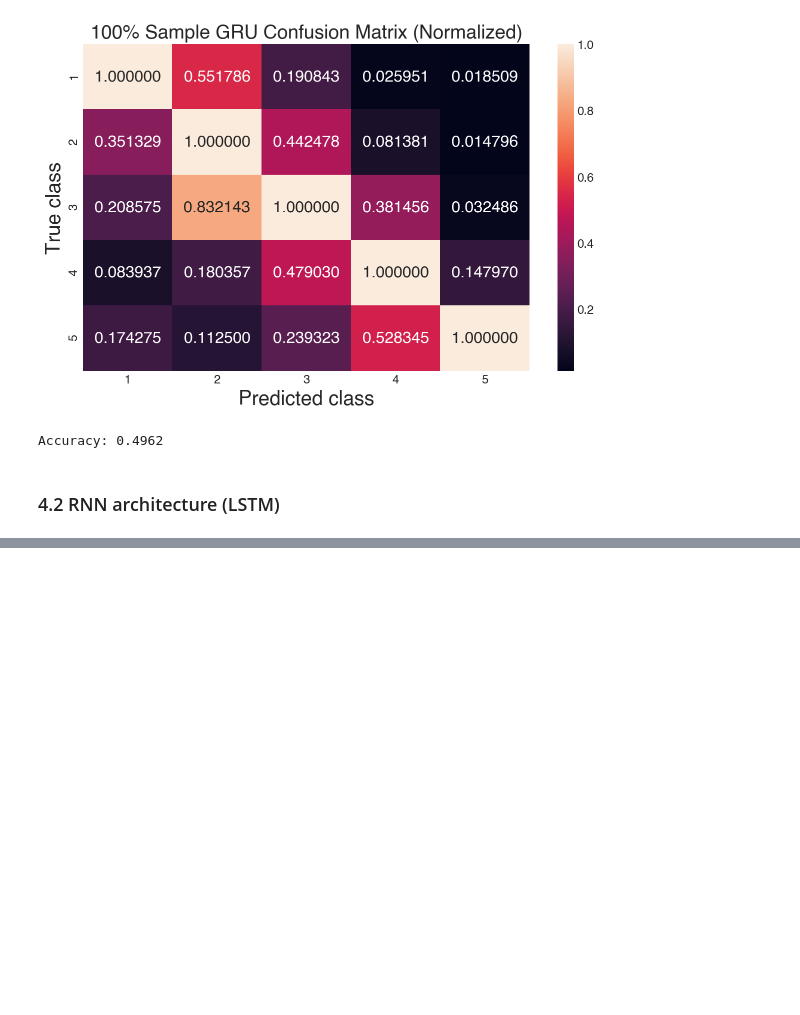
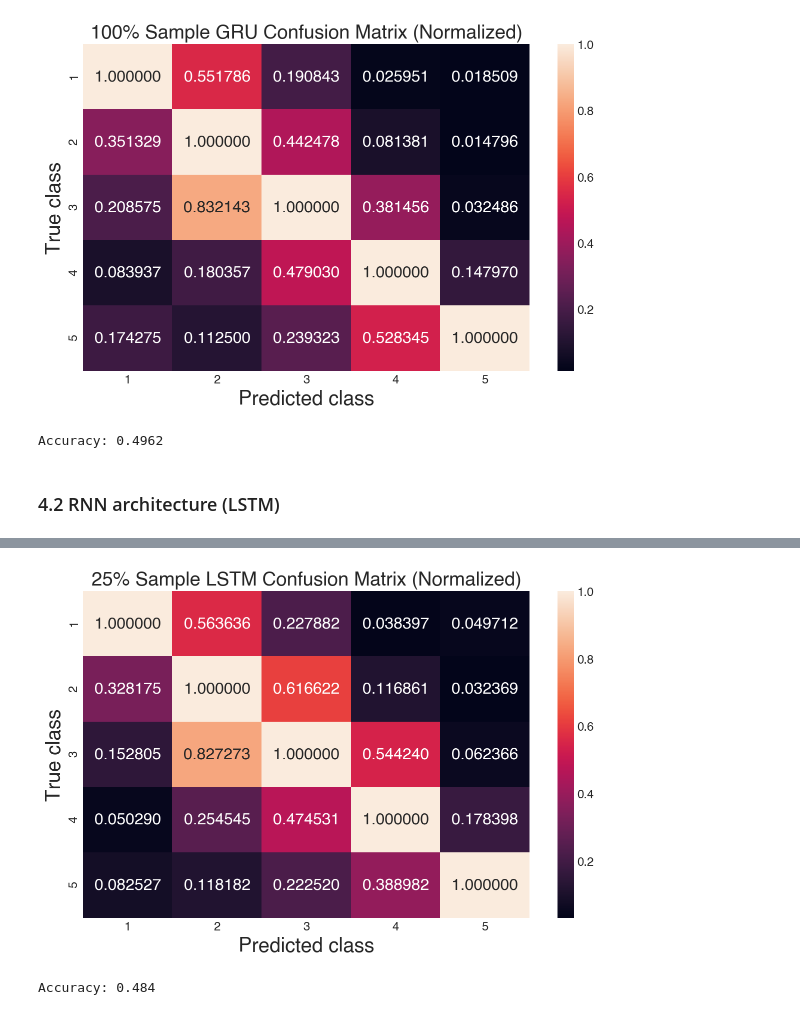
Before and after one commit to SMU-ML-2017/Project8, a Jupyter notebook: Project8.ipynb, the cells around one changed output, grey strips where cells are left out. Saved outputs shown, nothing was run; the diff lists cells and outputs as text; code cells hidden in the pictures; blank space fills up the shorter version.

```diff
--- a/Project8.ipynb
+++ b/Project8.ipynb
@@ -419,0 +464,11 @@ model = cache_fit(
+# %%
+matrix_graph(normalize_confusion_matrix(
+    [[ 1551, 62, 85, 23, 880],
+    [  509, 110, 230, 70, 573],
+    [  237, 91, 373, 326, 1104],
+    [   78, 28, 177, 599, 3158],
+    [  128, 13, 83, 233, 17702]]
+), title='25% Sample LSTM Confusion Matrix (Normalized)')
+# %% [output]
+[figure, added]
+Accuracy: 0.484
```
Also changed, not shown: parts of 18 cells of this notebook.
